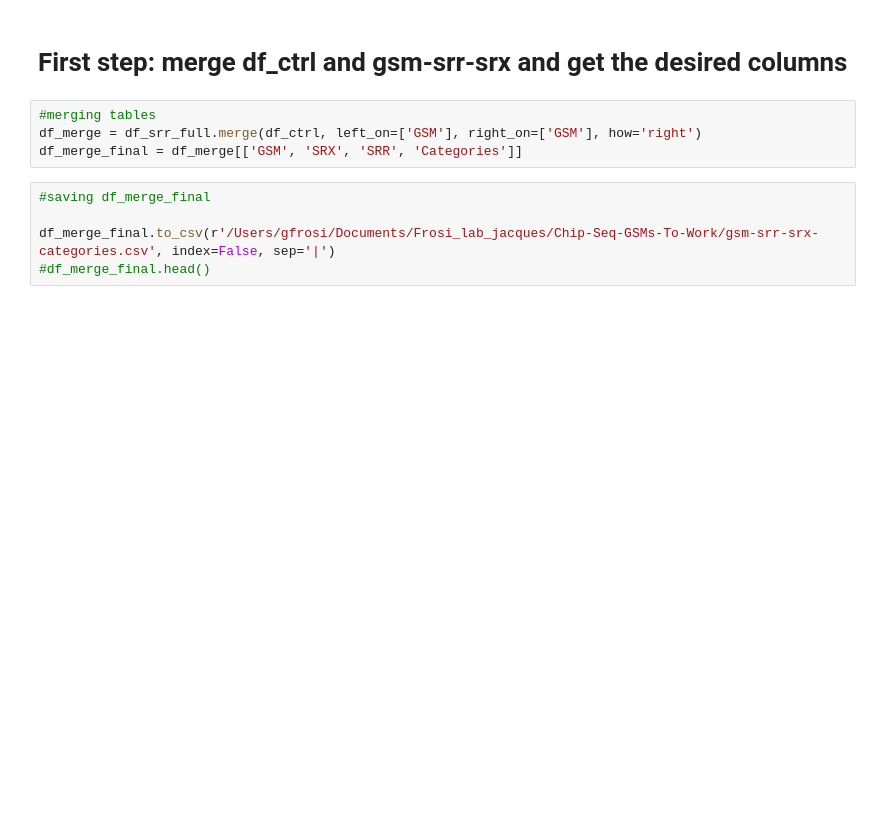
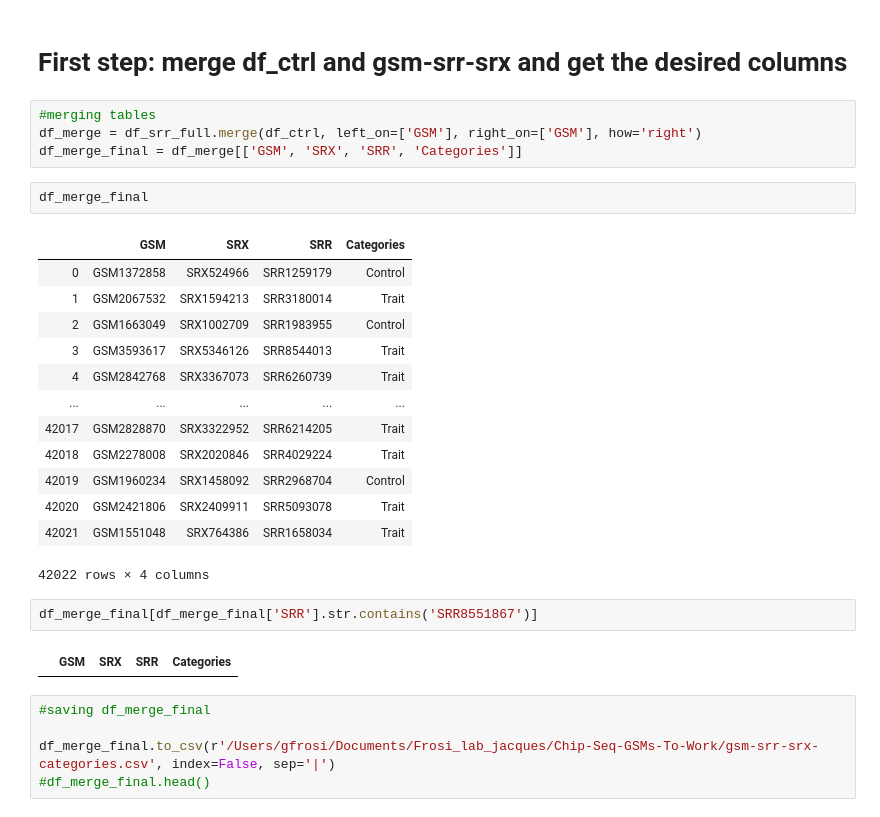
Before and after one commit to GFrosi/GEO_NCBI, a Jupyter notebook: Find_SRR_per_GSM-JSON-CODE.ipynb, the cells around one changed output. Drawn from its saved outputs; the diff is of its cells as text; blank space fills up the shorter version.

```diff
--- a/Find_SRR_per_GSM-JSON-CODE.ipynb
+++ b/Find_SRR_per_GSM-JSON-CODE.ipynb
@@ -434,6 +434,26 @@ df_srr_full.head()
 #merging tables
 df_merge = df_srr_full.merge(df_ctrl, left_on=['GSM'], right_on=['GSM'], how='right')
 df_merge_final = df_merge[['GSM', 'SRX', 'SRR', 'Categories']]
+# %%
+df_merge_final
+# %% [output]
+|  | GSM | SRX | SRR | Categories |
+| 0 | GSM1372858 | SRX524966 | SRR1259179 | Control |
+| 1 | GSM2067532 | SRX1594213 | SRR3180014 | Trait |
+| 2 | GSM1663049 | SRX1002709 | SRR1983955 | Control |
+| 3 | GSM3593617 | SRX5346126 | SRR8544013 | Trait |
+| 4 | GSM2842768 | SRX3367073 | SRR6260739 | Trait |
+| ... | ... | ... | ... | ... |
+| 42017 | GSM2828870 | SRX3322952 | SRR6214205 | Trait |
+| 42018 | GSM2278008 | SRX2020846 | SRR4029224 | Trait |
+| 42019 | GSM1960234 | SRX1458092 | SRR2968704 | Control |
+| 42020 | GSM2421806 | SRX2409911 | SRR5093078 | Trait |
+| 42021 | GSM1551048 | SRX764386 | SRR1658034 | Trait |
+42022 rows × 4 columns
+# %%
+df_merge_final[df_merge_final['SRR'].str.contains('SRR8551867')]
+# %% [output]
+|  | GSM | SRX | SRR | Categories |
 # %%
 #saving df_merge_final
 
```
Also changed, not shown: 2 other files.
